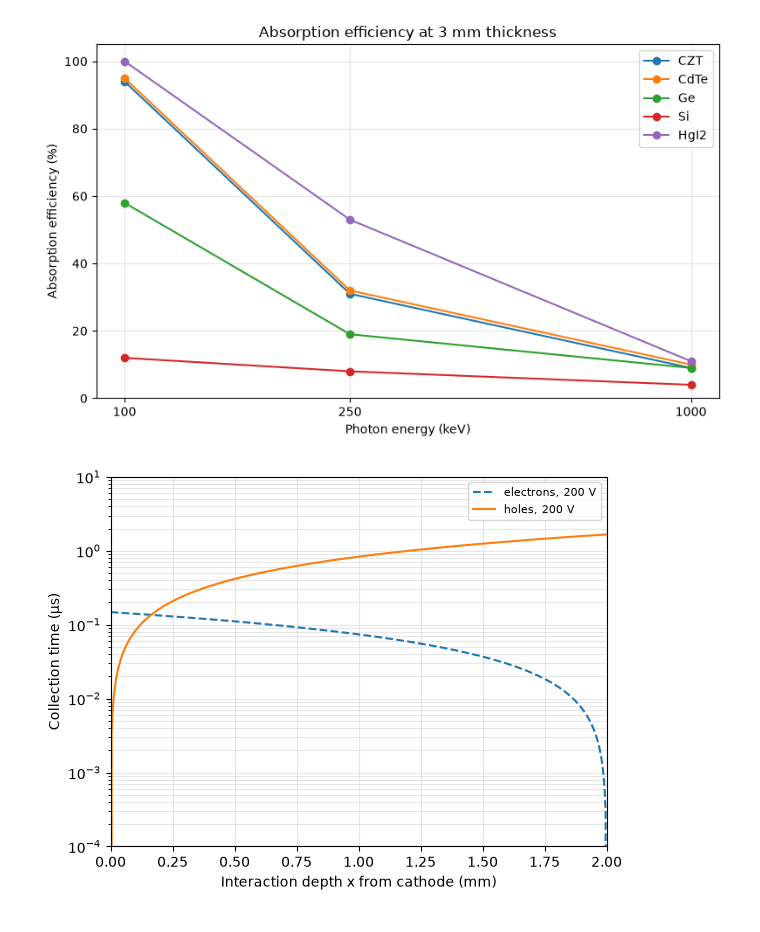
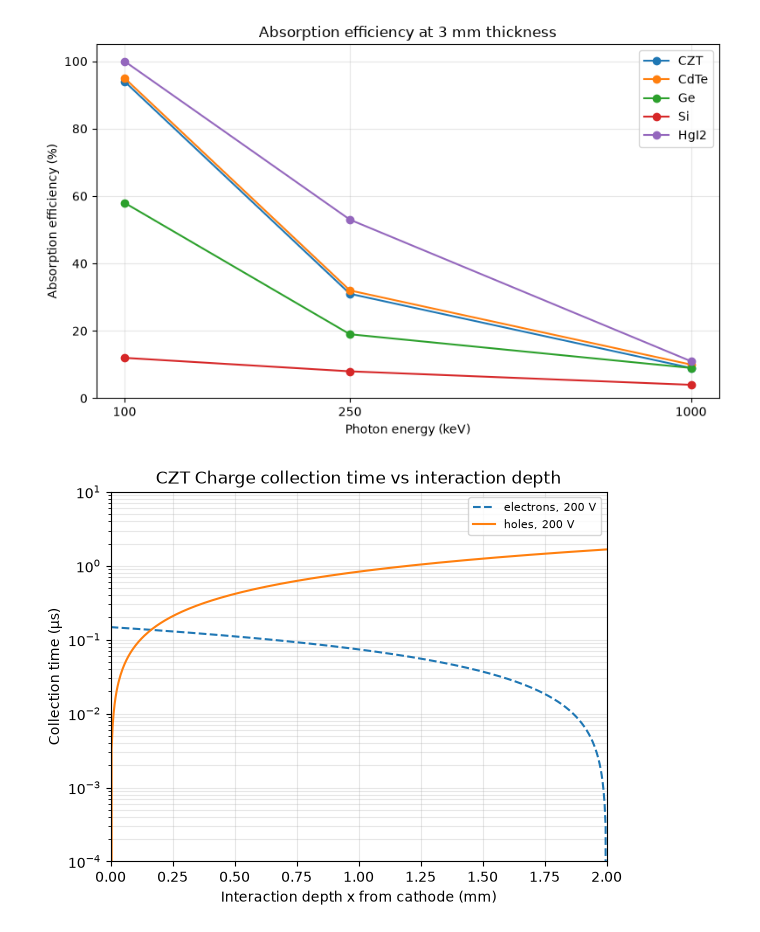
Before and after one commit to kaushh-bit/Exploring-Next-Gen-Hard-X-Ray-Detectors, a Jupyter notebook: czt char.ipynb, the cells around one changed output. Cells and saved outputs as stored; diff of their text form; code cells hidden in the pictures.

Commit message:
current vs time code and plot

```diff
--- a/czt char.ipynb
+++ b/czt char.ipynb
@@ -86,24 +86,25 @@ plt.show()
 # %%
 d = 0.2
 mu_e, mu_h = 1350, 120
 x = np.linspace(0, d, 500)
 x_mm = x * 10
 
 for V in [200]:
     E = V / d
     te = (d - x) / (mu_e * E) * 1e6   # µs
     th = x / (mu_h * E) * 1e6         # µs
     plt.plot(x_mm, te, '--', label=f"electrons, {V} V")
     plt.plot(x_mm, th, '-',  label=f"holes, {V} V")
 
 plt.xlabel("Interaction depth x from cathode (mm)")
 plt.ylabel("Collection time (µs)")
 plt.yscale("log")
 plt.xlim(0, 2)
 plt.ylim(1e-4, 1e1)
 plt.yticks([10.0**k for k in range(-4, 2)])
 plt.grid(alpha=.3, which='both')
 plt.legend(fontsize=8)
+plt.title("CZT Charge collection time vs interaction depth")
 plt.show()
 # %% [output]
-[figure, old version]
+[figure, new version]
```
Also changed, not shown: parts of 2 cells of this notebook, 3 other files.
